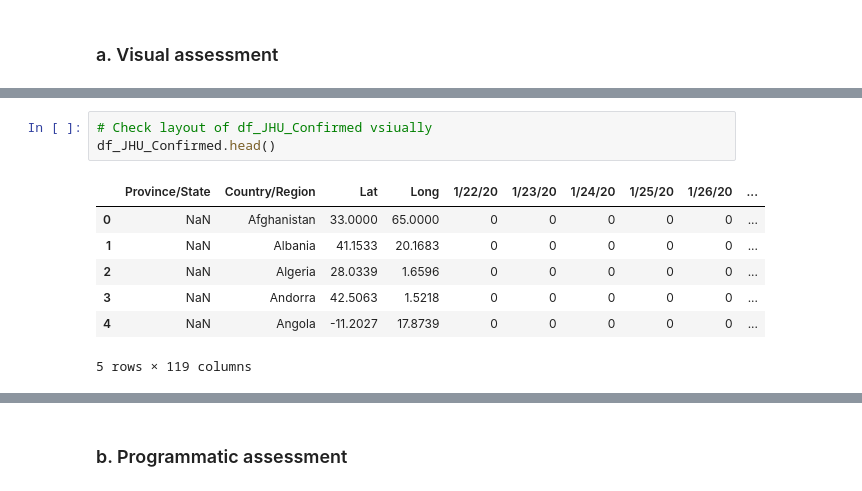
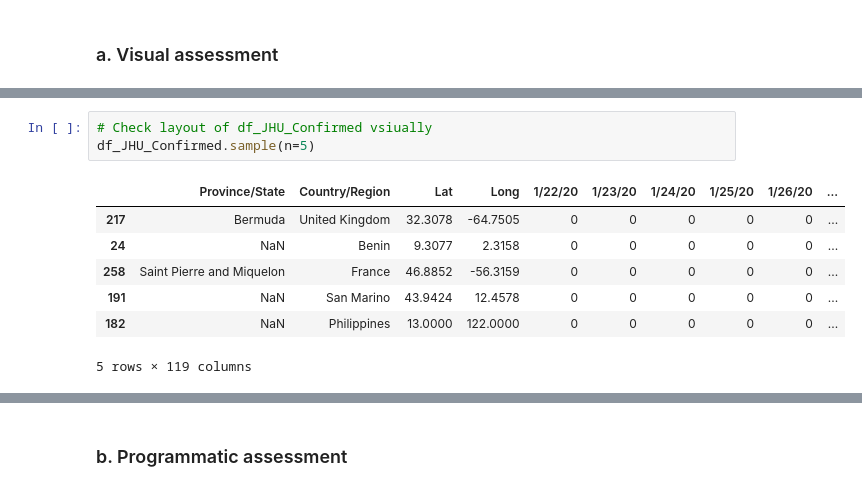
Before and after one commit to AtulSingh-Emyre/AnalysisCovid19, a Jupyter notebook: gather_clean_Covid19.ipynb, the cells around one changed output, grey strips where cells are left out. Saved outputs shown, nothing was run; the diff lists cells and outputs as text.

```diff
--- a/gather_clean_Covid19.ipynb
+++ b/gather_clean_Covid19.ipynb
@@ -162,14 +162,14 @@ df_JHU_Fatality.head()
 5 rows × 119 columns
 # %%
 # Check layout of df_JHU_Confirmed vsiually
-df_JHU_Confirmed.head()
+df_JHU_Confirmed.sample(n=5)
 # %% [output]
 |  | Province/State | Country/Region | Lat | Long | 1/22/20 | 1/23/20 | 1/24/20 | 1/25/20 | 1/26/20 | ... |
-| 0 | NaN | Afghanistan | 33.0000 | 65.0000 | 0 | 0 | 0 | 0 | 0 | ... |
-| 1 | NaN | Albania | 41.1533 | 20.1683 | 0 | 0 | 0 | 0 | 0 | ... |
-| 2 | NaN | Algeria | 28.0339 | 1.6596 | 0 | 0 | 0 | 0 | 0 | ... |
-| 3 | NaN | Andorra | 42.5063 | 1.5218 | 0 | 0 | 0 | 0 | 0 | ... |
-| 4 | NaN | Angola | -11.2027 | 17.8739 | 0 | 0 | 0 | 0 | 0 | ... |
+| 217 | Bermuda | United Kingdom | 32.3078 | -64.7505 | 0 | 0 | 0 | 0 | 0 | ... |
+| 24 | NaN | Benin | 9.3077 | 2.3158 | 0 | 0 | 0 | 0 | 0 | ... |
+| 258 | Saint Pierre and Miquelon | France | 46.8852 | -56.3159 | 0 | 0 | 0 | 0 | 0 | ... |
+| 191 | NaN | San Marino | 43.9424 | 12.4578 | 0 | 0 | 0 | 0 | 0 | ... |
+| 182 | NaN | Philippines | 13.0000 | 122.0000 | 0 | 0 | 0 | 0 | 0 | ... |
 5 rows × 119 columns
 # %%
 # Check layout of df_JHU_Recovered vsiually
```
Also changed, not shown: parts of 36 cells of this notebook.
